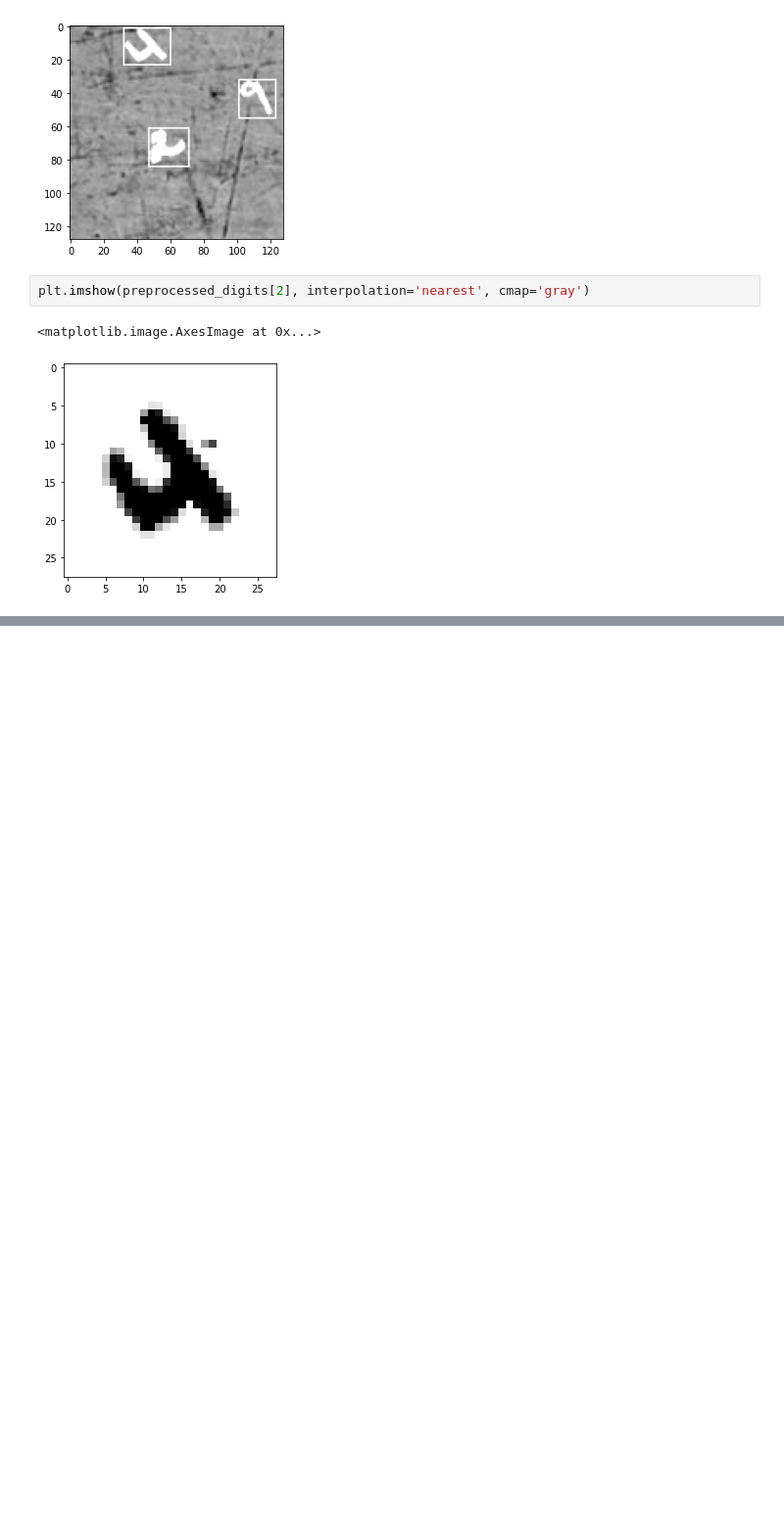
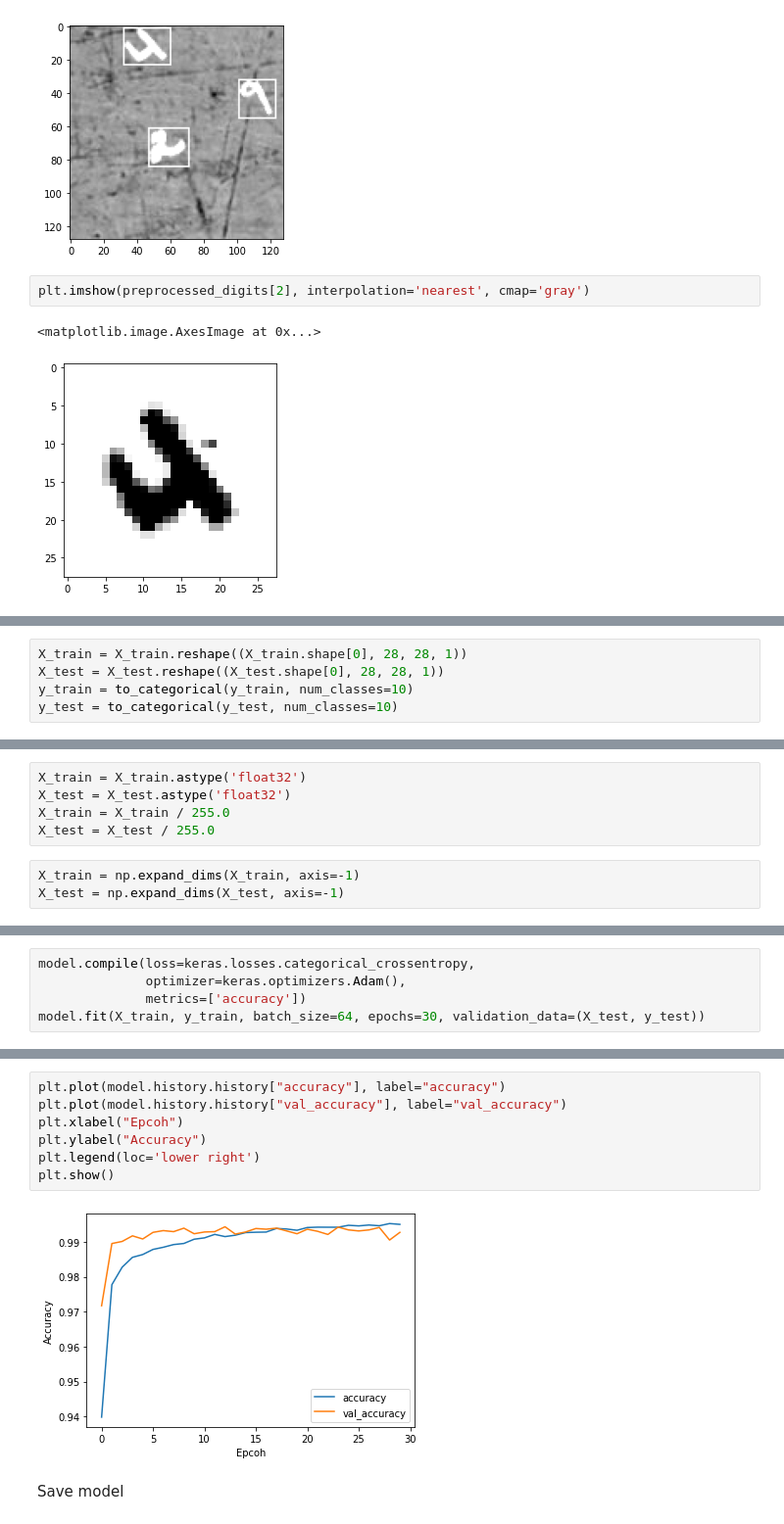
Before and after one commit to rickyychen/MNIST_Max-digits, a Jupyter notebook: Copy_of_MNIST_Max_digits.ipynb, the cells around one changed output, grey strips where cells are left out. Shown: that part at 98% size. Cells and saved outputs as stored; diff of their text form; blank space fills up the shorter version.

```diff
--- a/Copy_of_MNIST_Max_digits.ipynb
+++ b/Copy_of_MNIST_Max_digits.ipynb
@@ -144,0 +166,5 @@ plt.imshow(preprocessed_digits[2], interpolation='nearest', cmap='gray')
+# %%
+X_train = X_train.reshape((X_train.shape[0], 28, 28, 1))
+X_test = X_test.reshape((X_test.shape[0], 28, 28, 1))
+y_train = to_categorical(y_train, num_classes=10)
+y_test = to_categorical(y_test, num_classes=10)
@@ -144,0 +173,8 @@ plt.imshow(preprocessed_digits[2], interpolation='nearest', cmap='gray')
+# %%
+X_train = X_train.astype('float32')
+X_test = X_test.astype('float32')
+X_train = X_train / 255.0
+X_test = X_test / 255.0
+# %%
+X_train = np.expand_dims(X_train, axis=-1)
+X_test = np.expand_dims(X_test, axis=-1)
@@ -144,0 +253,5 @@ plt.imshow(preprocessed_digits[2], interpolation='nearest', cmap='gray')
+# %%
+model.compile(loss=keras.losses.categorical_crossentropy,
+              optimizer=keras.optimizers.Adam(),
+              metrics=['accuracy'])
+model.fit(X_train, y_train, batch_size=64, epochs=30, validation_data=(X_test, y_test))
@@ -144,0 +277,11 @@ plt.imshow(preprocessed_digits[2], interpolation='nearest', cmap='gray')
+# %%
+plt.plot(model.history.history["accuracy"], label="accuracy")
+plt.plot(model.history.history["val_accuracy"], label="val_accuracy")
+plt.xlabel("Epcoh")
+plt.ylabel("Accuracy")
+plt.legend(loc='lower right')
+plt.show()
+# %% [output]
+[figure, added]
+# %% [markdown]
+Save model
```
Also changed, not shown: parts of 17 cells of this notebook.
